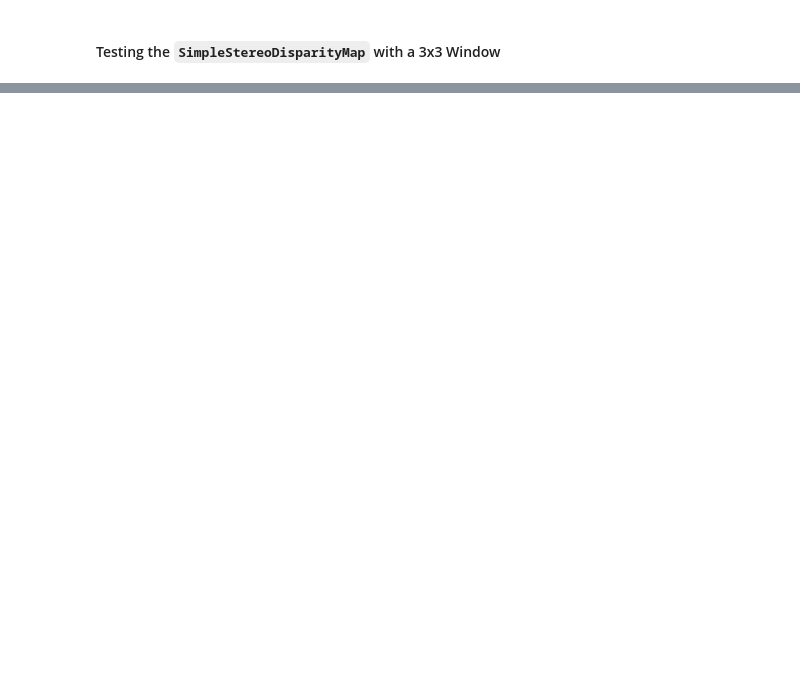
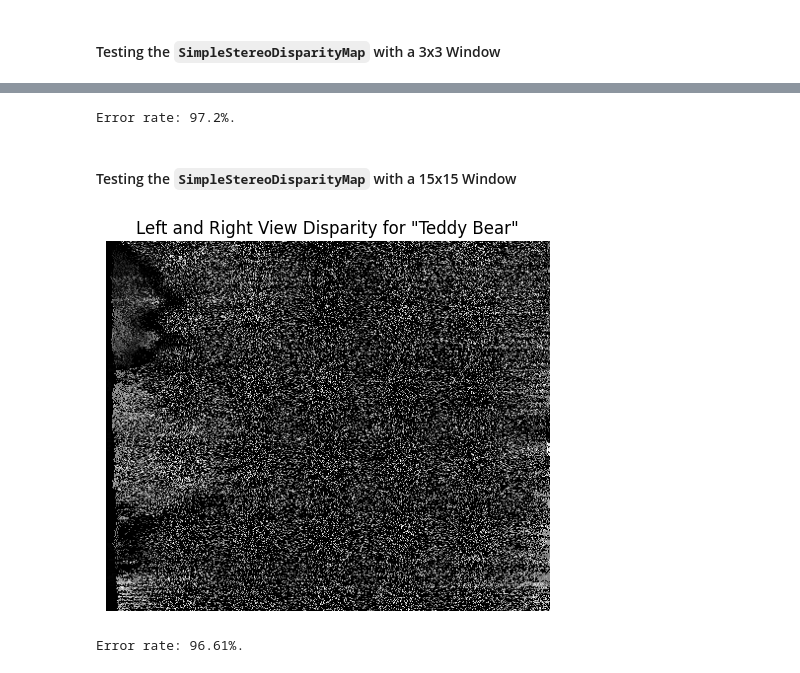
Before and after one commit to sraza-onshape/samaj-3d, a Jupyter notebook: src/experiments.ipynb, the cells around one changed output, grey strips where cells are left out. Saved outputs shown, nothing was run; the diff lists cells and outputs as text; code cells hidden in the pictures; blank space fills up the shorter version.

```diff
--- a/src/experiments.ipynb
+++ b/src/experiments.ipynb
@@ -469 +479,62 @@ Is disparity the right width (450)? (450,)
 [figure]
+# %%
+mapper = SimpleStereoDisparityMap(
+    left_img,
+    right_img,
+    stride=1,
+    padding_type="zero",
+)
+disparity_map = mapper.compute(
+    similarity_measure=SimilarityMeasure.SAD,
+    rank_transform_filter_side_length=5,
+    window_size=3,
+    do_logging=False,
+    max_disparity_level=63,
+)
+evaluate_disparity_map(
+    predicted=disparity_map,
+    true=teddy_disparity_map,
+    scale_factor=4,
+    threshold=1,
+)
+# %% [output]
+Error rate: 97.2%.
+# %% [markdown]
+#### Testing the `SimpleStereoDisparityMap` with a 15x15 Window
+# %%
+SimpleStereoDisparityMap.compute_and_visualize(
+    left_img,
+    right_img,
+    SimilarityMeasure.SAD,
+    rank_transform_filter_side_length=5,
+    window_size=15,
+    scene_name="Teddy Bear",
+    do_logging=False,
+    stride=1,
+    padding_type="zero",
+    max_disparity_level=63,  # given in the assignment description
+)
+# %% [output]
+[figure, added]
+# %%
+mapper = SimpleStereoDisparityMap(
+    left_img,
+    right_img,
+    stride=1,
+    padding_type="zero",
+)
+disparity_map = mapper.compute(
+    similarity_measure=SimilarityMeasure.SAD,
+    rank_transform_filter_side_length=5,
+    window_size=15,
+    do_logging=False,
+    max_disparity_level=63,
+)
+evaluate_disparity_map(
+    predicted=disparity_map,
+    true=teddy_disparity_map,
+    scale_factor=4,
+    threshold=1,
+)
+# %% [output]
+Error rate: 96.61%.
```
Also changed, not shown: parts of 4 cells of this notebook.
